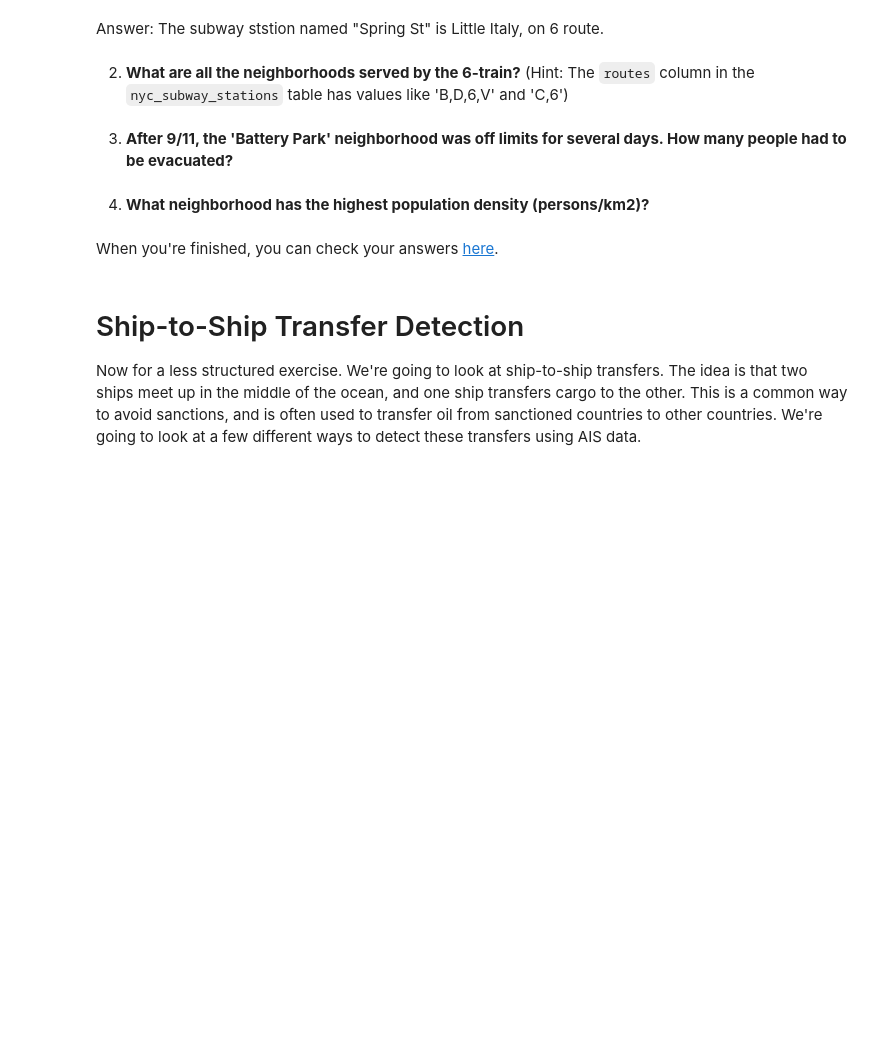
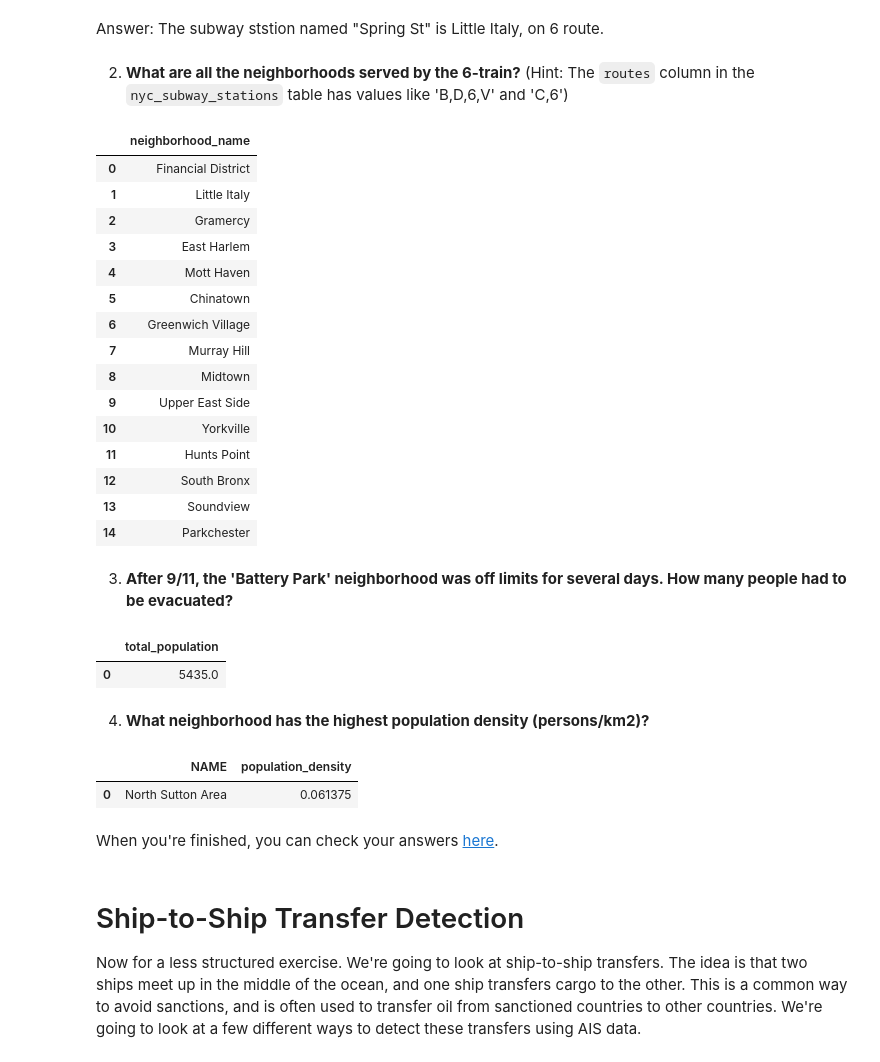
Before and after one commit to meimao76/casa25pra4, a Jupyter notebook: notebooks/W04_postgis2.ipynb, the cells around one changed output. Cells and saved outputs as stored; diff of their text form; code cells hidden in the pictures; blank space fills up the shorter version.

```diff
--- a/notebooks/W04_postgis2.ipynb
+++ b/notebooks/W04_postgis2.ipynb
@@ -119,10 +119,82 @@ print(result)
 Answer: The subway ststion named "Spring St" is Little Italy, on 6 route.
 # %% [markdown]
 2. **What are all the neighborhoods served by the 6-train?** (Hint: The `routes` column in the `nyc_subway_stations` table has values like \'B,D,6,V\' and \'C,6\')
+# %%
+# prompt: What are all the neighborhoods served by the 6-train? (Hint: The routes column in the nyc_subway_stations table has values like 'B,D,6,V' and 'C,6')
+
+result = con.sql("""
+  SELECT DISTINCT
+    n.name AS neighborhood_name
+  FROM
+    nyc_subway_stations s
+  JOIN
+    nyc_neighborhoods n
+  ON
+    ST_Within(s.geom, n.geom)
+  WHERE
+    s.routes LIKE '%6%'
+""").fetchdf()
+
+result
+# %% [output]
+|  | neighborhood_name |
+| 0 | Financial District |
+| 1 | Little Italy |
+| 2 | Gramercy |
+| 3 | East Harlem |
+| 4 | Mott Haven |
+| 5 | Chinatown |
+| 6 | Greenwich Village |
+| 7 | Murray Hill |
+| 8 | Midtown |
+| 9 | Upper East Side |
+| 10 | Yorkville |
+| 11 | Hunts Point |
+| 12 | South Bronx |
+| 13 | Soundview |
+| 14 | Parkchester |
 # %% [markdown]
 3. **After 9/11, the \'Battery Park\' neighborhood was off limits for several days. How many people had to be evacuated?**
+# %%
+# prompt: After 9/11, the 'Battery Park' neighborhood was off limits for several days. How many people had to be evacuated?
+
+result = con.sql("""
+  SELECT
+    SUM(c.popn_total) AS total_population
+  FROM
+    nyc_census_blocks c
+  JOIN
+    nyc_neighborhoods n
+  ON
+    ST_Within(c.geom, n.geom)
+  WHERE
+    n.name = 'Battery Park'
+""").fetchdf()
+
+result
+# %% [output]
+|  | total_population |
+| 0 | 5435.0 |
 # %% [markdown]
 4. **What neighborhood has the highest population density (persons/km2)?**
+# %%
+# prompt: What neighborhood has the highest population density (persons/km2)?
+
+result = con.sql("""
+  SELECT
+    n.name,
+    SUM(c.popn_total) / SUM(ST_Area(c.geom)) AS population_density
+  FROM nyc_census_blocks c
+  JOIN nyc_neighborhoods n ON ST_Within(c.geom, n.geom)
+  GROUP BY n.name
+  ORDER BY population_density DESC
+  LIMIT 1
+""").fetchdf()
+
+result
+# %% [output]
+|  | NAME | population_density |
+| 0 | North Sutton Area | 0.061375 |
 # %% [markdown]
 When you're finished, you can check your answers [here](https://postgis.net/workshops/postgis-intro/joins_exercises.html).
 # %% [markdown]
```
